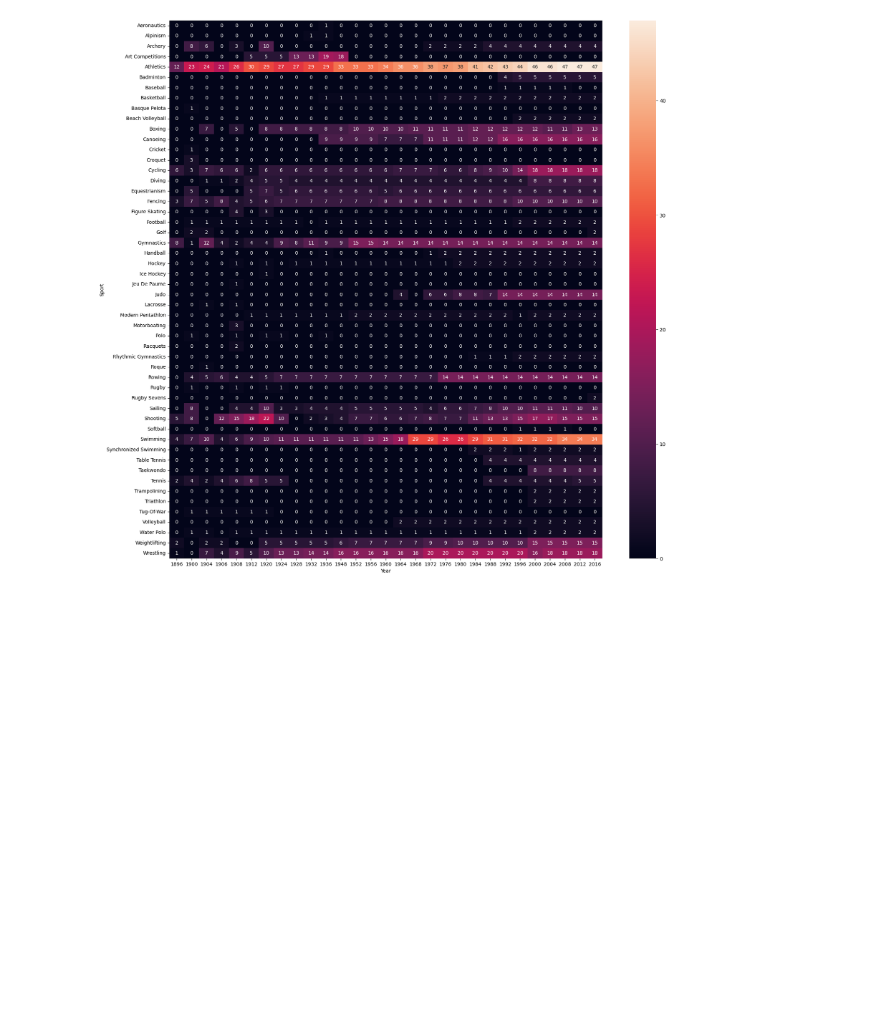
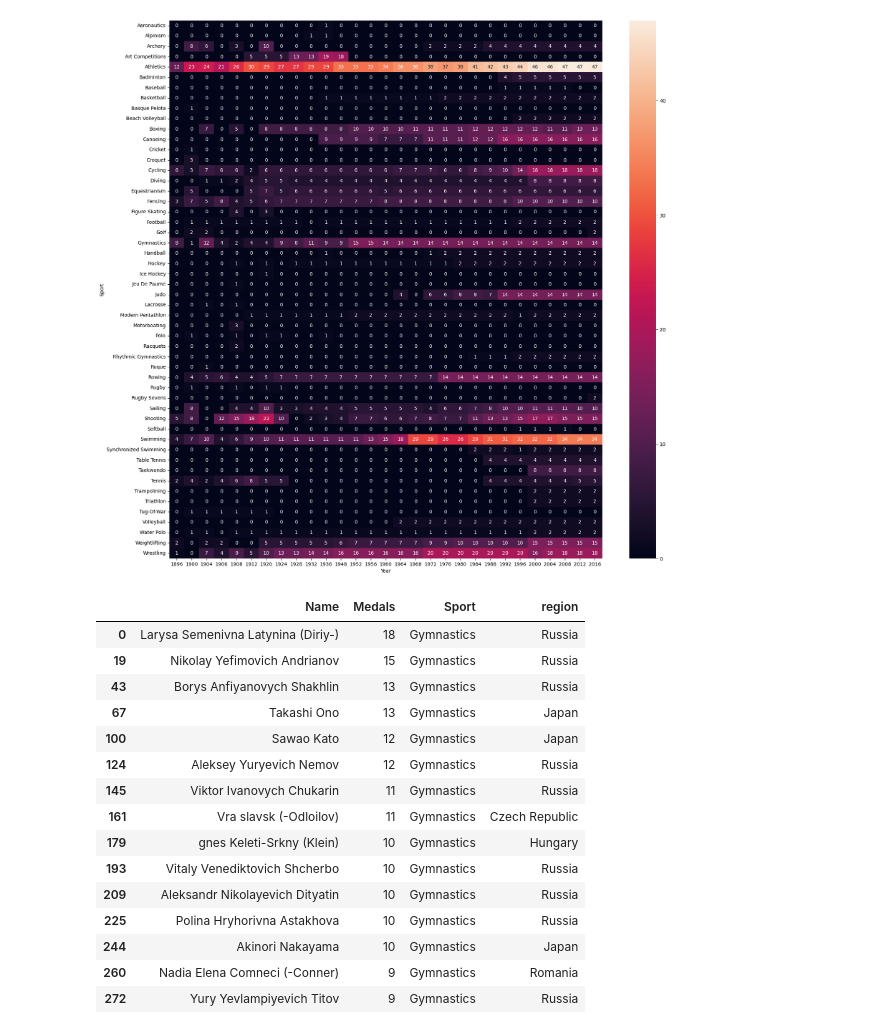
Before and after one commit to katyalmohit/olympic-analysis, a Jupyter notebook: main/analysis.ipynb, the cells around one changed output. Cells and saved outputs as stored; diff of their text form; code cells hidden in the pictures; blank space fills up the shorter version.

Commit message:
Add feature for successful athletes

```diff
--- a/main/analysis.ipynb
+++ b/main/analysis.ipynb
@@ -758,3 +758,20 @@ def most_successful(df, sport):
     return result
 # %%
-most_successful(df, "Overall")
+most_successful(df, "Gymnastics")
+# %% [output]
+|  | Name | Medals | Sport | region |
+| 0 | Larysa Semenivna Latynina (Diriy-) | 18 | Gymnastics | Russia |
+| 19 | Nikolay Yefimovich Andrianov | 15 | Gymnastics | Russia |
+| 43 | Borys Anfiyanovych Shakhlin | 13 | Gymnastics | Russia |
+| 67 | Takashi Ono | 13 | Gymnastics | Japan |
+| 100 | Sawao Kato | 12 | Gymnastics | Japan |
+| 124 | Aleksey Yuryevich Nemov | 12 | Gymnastics | Russia |
+| 145 | Viktor Ivanovych Chukarin | 11 | Gymnastics | Russia |
+| 161 | Vra slavsk (-Odloilov) | 11 | Gymnastics | Czech Republic |
+| 179 | gnes Keleti-Srkny (Klein) | 10 | Gymnastics | Hungary |
+| 193 | Vitaly Venediktovich Shcherbo | 10 | Gymnastics | Russia |
+| 209 | Aleksandr Nikolayevich Dityatin | 10 | Gymnastics | Russia |
+| 225 | Polina Hryhorivna Astakhova | 10 | Gymnastics | Russia |
+| 244 | Akinori Nakayama | 10 | Gymnastics | Japan |
+| 260 | Nadia Elena Comneci (-Conner) | 9 | Gymnastics | Romania |
+| 272 | Yury Yevlampiyevich Titov | 9 | Gymnastics | Russia |
```
Also changed, not shown: parts of 3 cells of this notebook, 2 other files.
